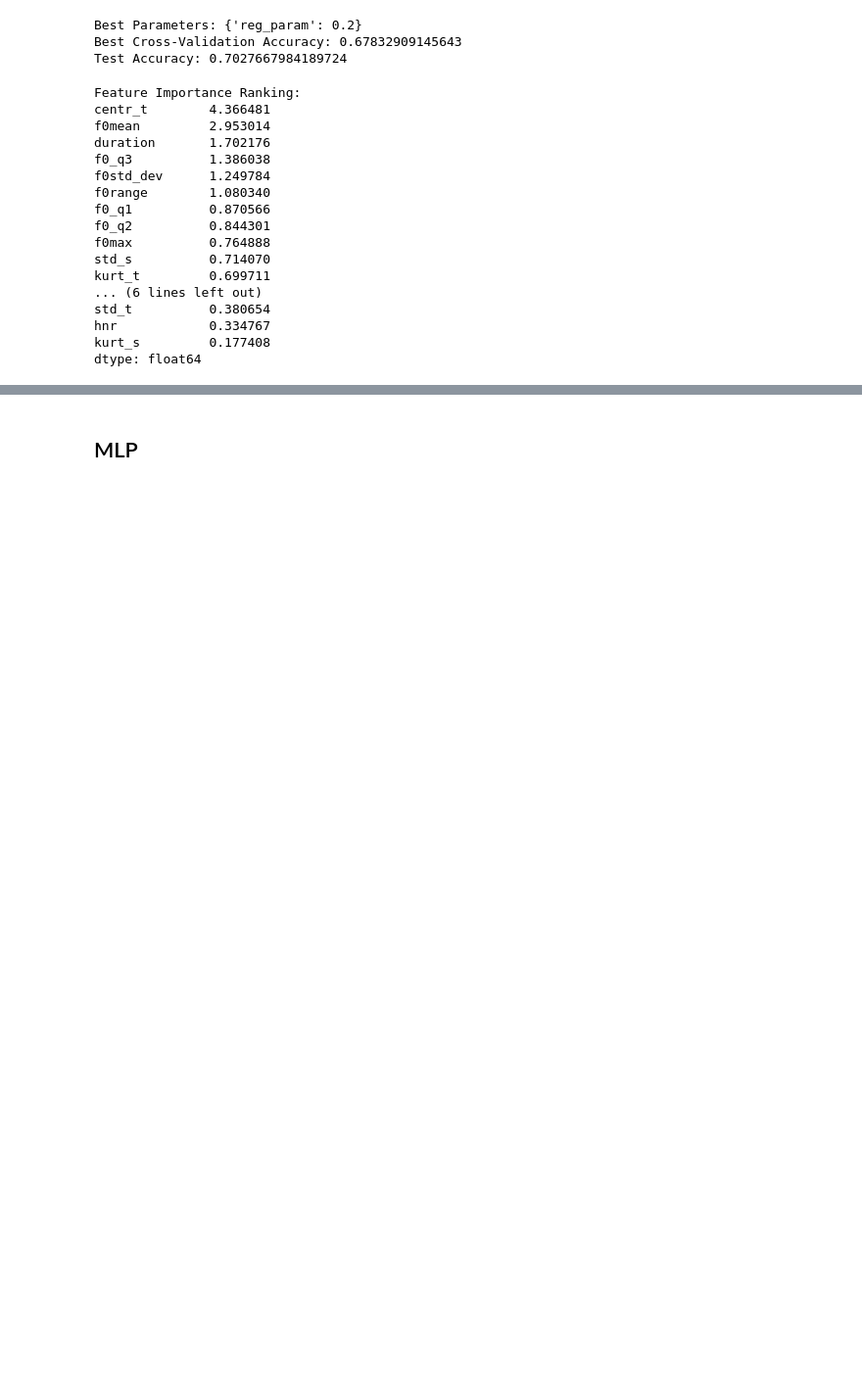
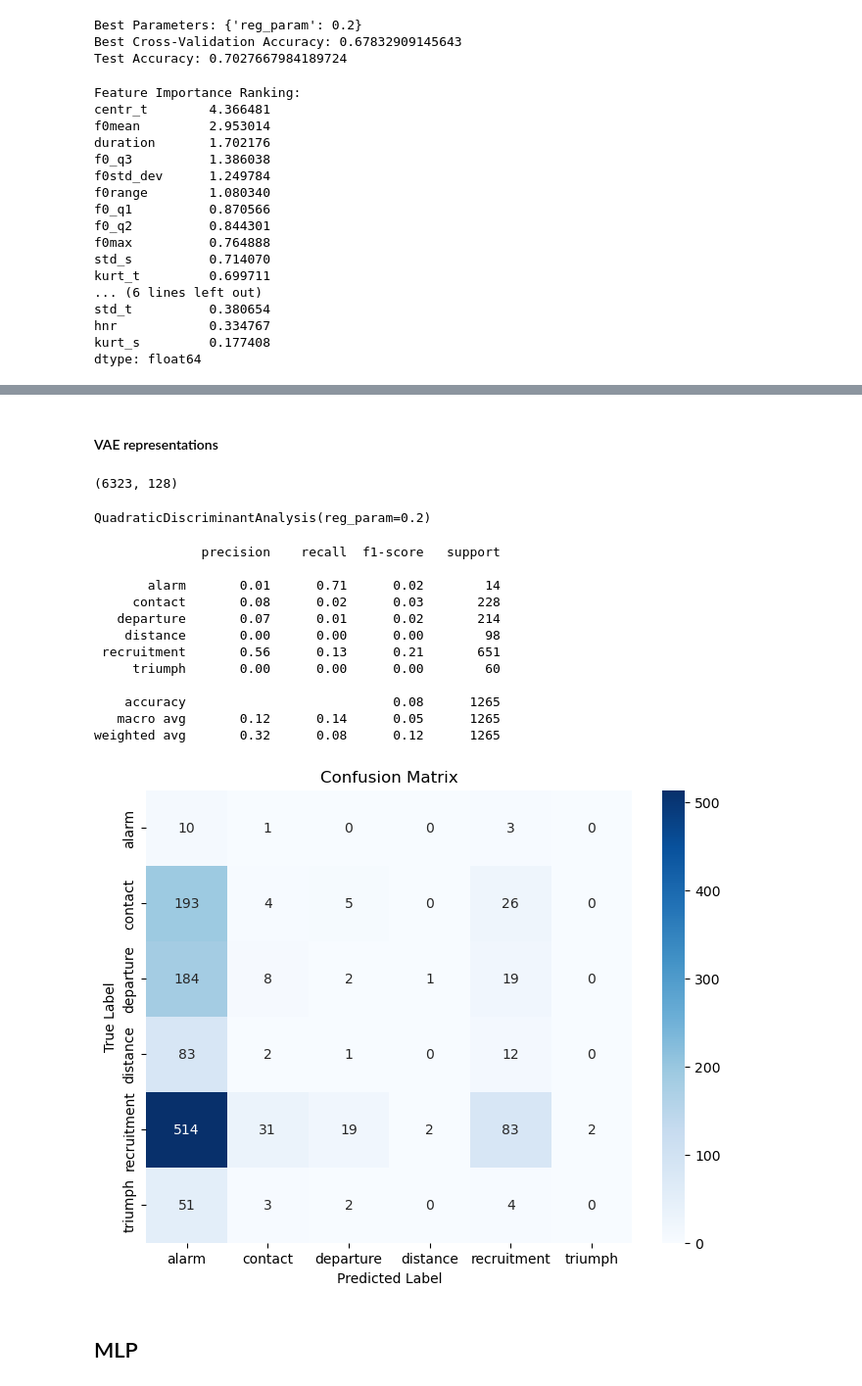
Before and after one commit to lgies23/GooseVocalizations---Thesis-code, a Jupyter notebook: classify_call_types.ipynb, the cells around one changed output, grey strips where cells are left out. Shown: that part at 98% size. Cells and saved outputs as stored; diff of their text form; code cells hidden in the pictures; blank space fills up the shorter version.

```diff
--- a/classify_call_types.ipynb
+++ b/classify_call_types.ipynb
@@ -658,5 +666,37 @@ P-value: 0.00000000
 Real Accuracy: 0.5462450592885375
 P-value: 0.00000000
+# %% [markdown]
+#### VAE representations
+# %%
+X = np.array(calls_df["latent_representation"].tolist())
+X_scaled = StandardScaler().fit_transform(X)
+X_train, X_test, y_train, y_test = train_test_split(X_scaled, y, test_size=0.2, random_state=RANDOM_SEED)
+# %%
+X.shape
+# %% [output]
+(6323, 128)
+# %%
+qda = QDA(reg_param=0.2)
+qda.fit(X_train, y_train)
+# %% [output]
+QuadraticDiscriminantAnalysis(reg_param=0.2)
+# %%
+y_pred = qda.predict(X_test)
+create_evaluation_plots(y_test, y_pred, le)
+# %% [output]
+              precision    recall  f1-score   support
+
+       alarm       0.01      0.71      0.02        14
+     contact       0.08      0.02      0.03       228
+   departure       0.07      0.01      0.02       214
+    distance       0.00      0.00      0.00        98
+ recruitment       0.56      0.13      0.21       651
+     triumph       0.00      0.00      0.00        60
+
+    accuracy                           0.08      1265
+   macro avg       0.12      0.14      0.05      1265
+weighted avg       0.32      0.08      0.12      1265
+[figure, added]
 # %% [markdown]
 ## MLP
 # %% [markdown]
```
Also changed, not shown: parts of 17 cells of this notebook.
